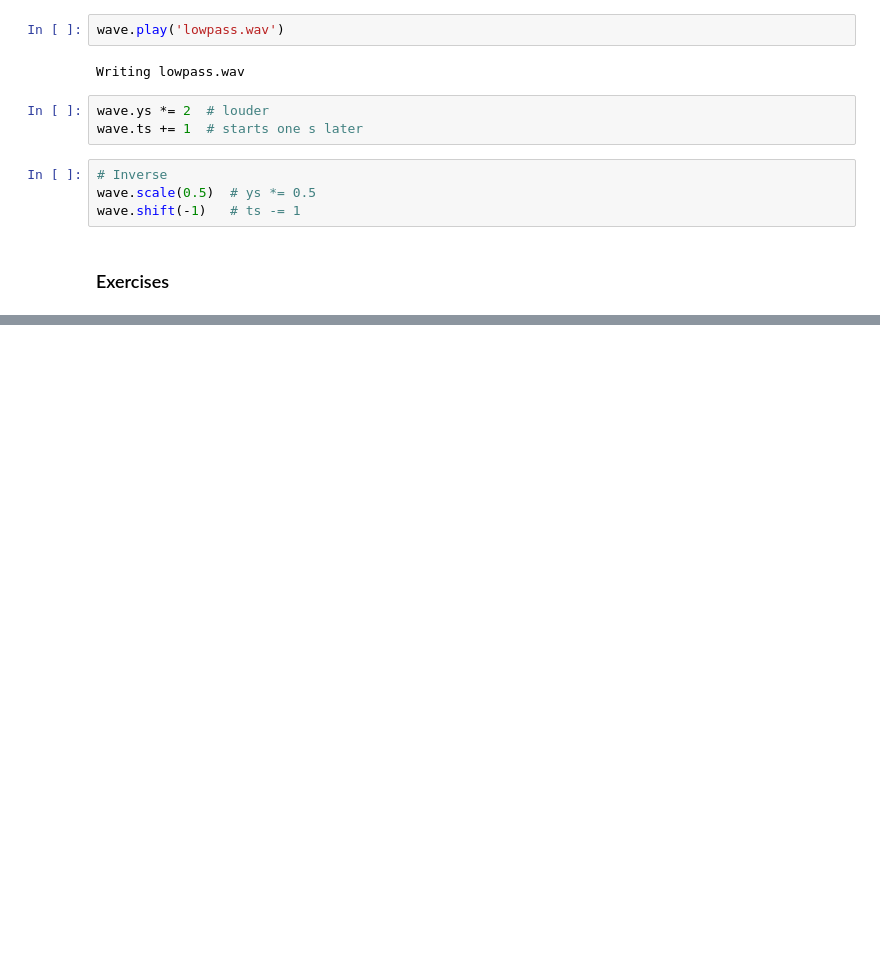
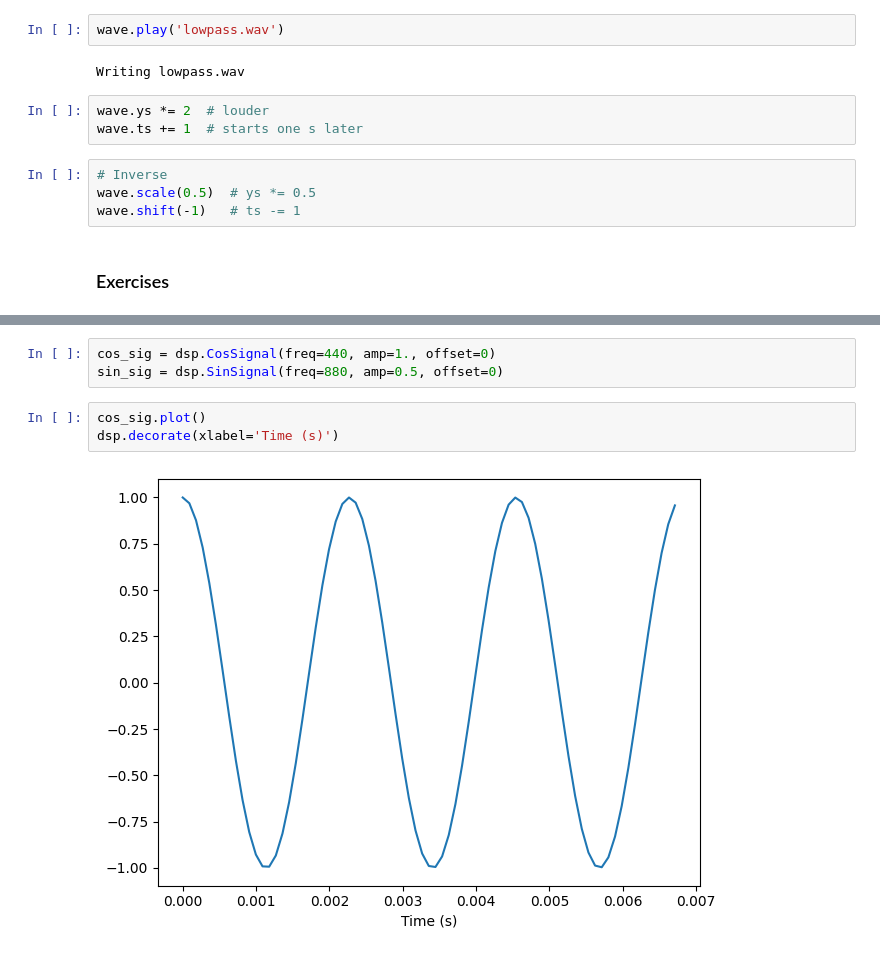
Before and after one commit to damiansp/completePython, a Jupyter notebook: dsp/1_sounds_and_signals/3_signals.ipynb, the cells around one changed output, grey strips where cells are left out. Cells and saved outputs as stored; diff of their text form; blank space fills up the shorter version.

```diff
--- a/dsp/1_sounds_and_signals/3_signals.ipynb
+++ b/dsp/1_sounds_and_signals/3_signals.ipynb
@@ -76,3 +76,11 @@ wave.normalize()
 wave.make_audio()
 # %% [output]
 [interactive output not drawn]
+# %%
+cos_sig = dsp.CosSignal(freq=440, amp=1., offset=0)
+sin_sig = dsp.SinSignal(freq=880, amp=0.5, offset=0)
+# %%
+cos_sig.plot()
+dsp.decorate(xlabel='Time (s)')
+# %% [output]
+[figure, added]
```
Also changed, not shown: 1 other file.
